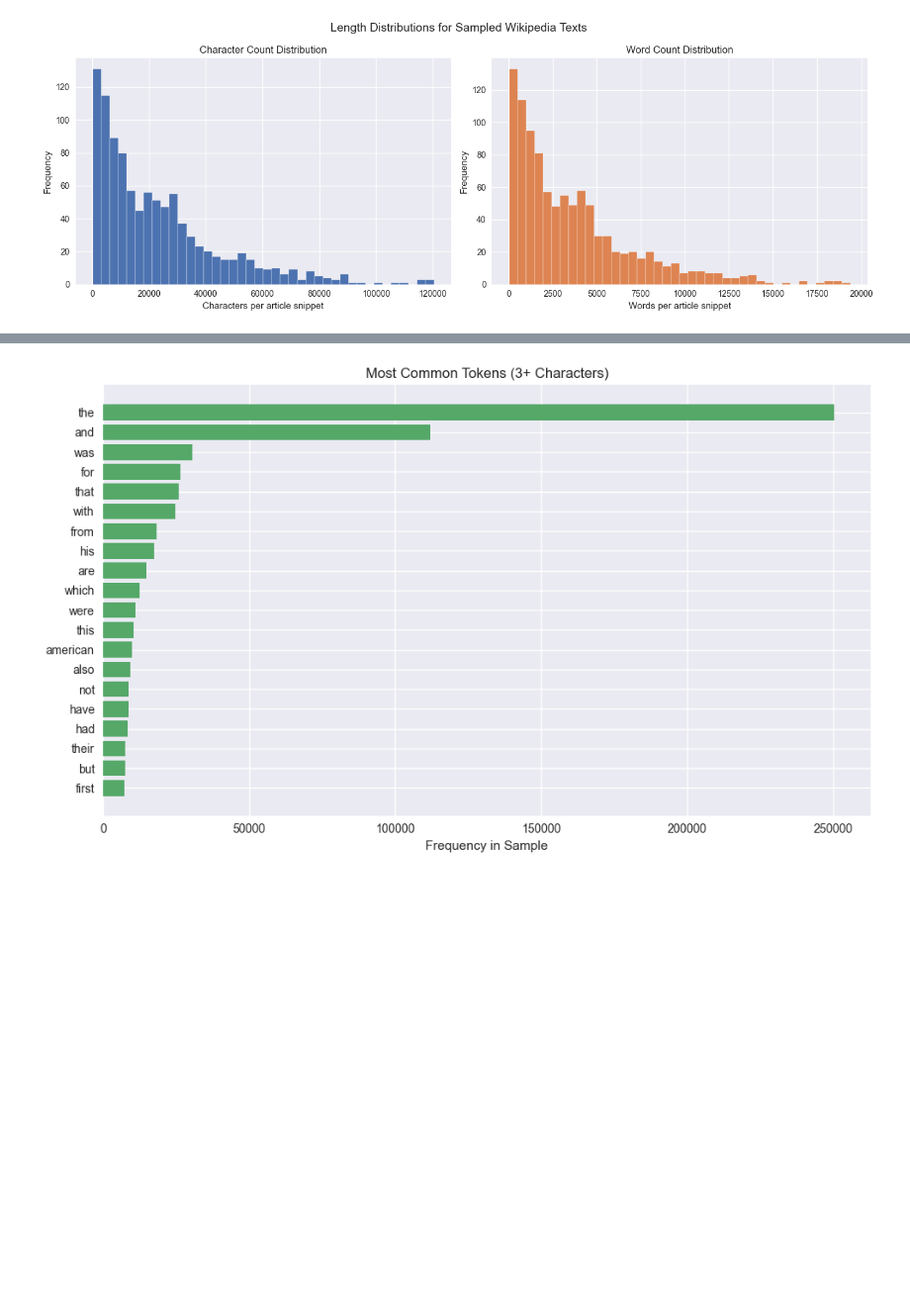
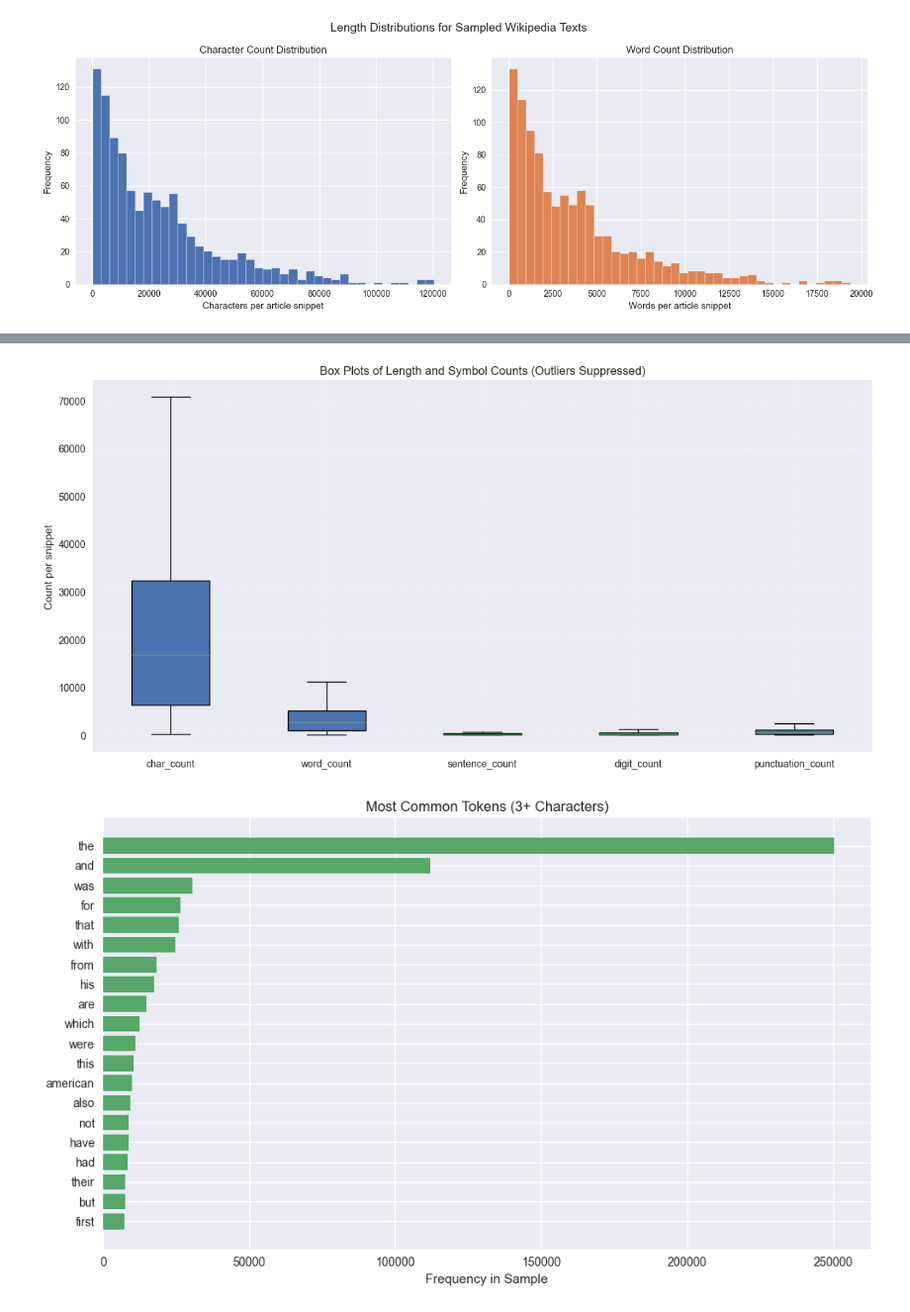
Before and after one commit to marcinleszczynski/swsn-contextual-augumentation-llm, a Jupyter notebook: data_analysis.ipynb, the cells around one changed output, grey strips where cells are left out. Shown at 99% size. Cells and saved outputs as stored; diff of their text form; code cells hidden in the pictures; blank space fills up the shorter version.

```diff
--- a/data_analysis.ipynb
+++ b/data_analysis.ipynb
@@ -76,3 +134,16 @@ plt.show()
+# %%
+boxplot_columns = ["char_count", "word_count", "sentence_count", "digit_count", "punctuation_count"]
+fig, ax = plt.subplots(figsize=(12, 6))
+ax.boxplot([df[col] for col in boxplot_columns], labels=boxplot_columns, showfliers=False, patch_artist=True)
+for patch, color in zip(ax.artists, ["#4c72b0", "#dd8452", "#55a868", "#c44e52", "#937860"]):
+    patch.set_facecolor(color)
+ax.set_title("Box Plots of Length and Symbol Counts (Outliers Suppressed)")
+ax.set_ylabel("Count per snippet")
+ax.grid(True, linestyle="--", alpha=0.3)
+plt.tight_layout()
+plt.show()
+# %% [output]
+[figure, added]
 # %%
 freq_pattern = re.compile(r"\b[a-z]{3,}\b")
 token_counts = Counter()
```
Also changed, not shown: parts of 10 cells of this notebook.
